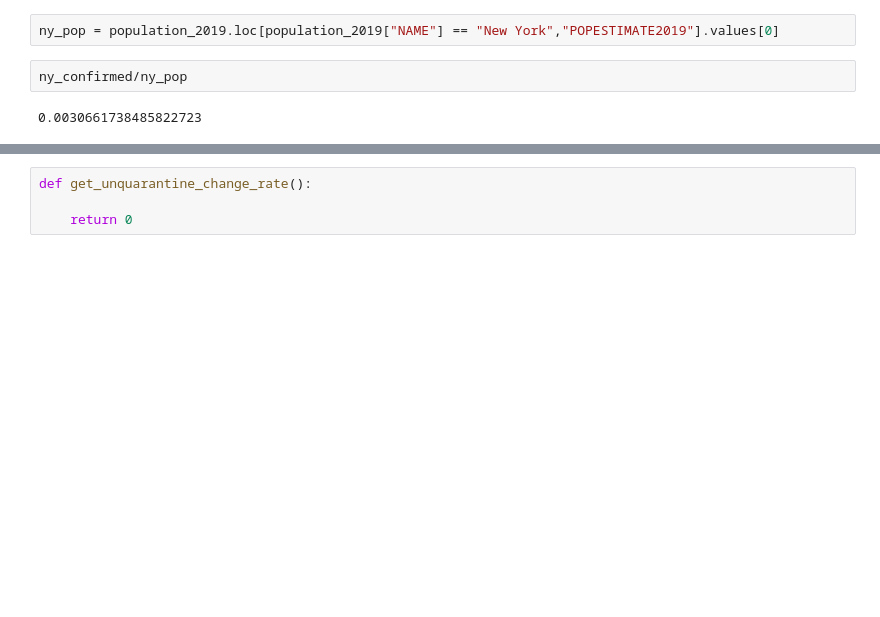
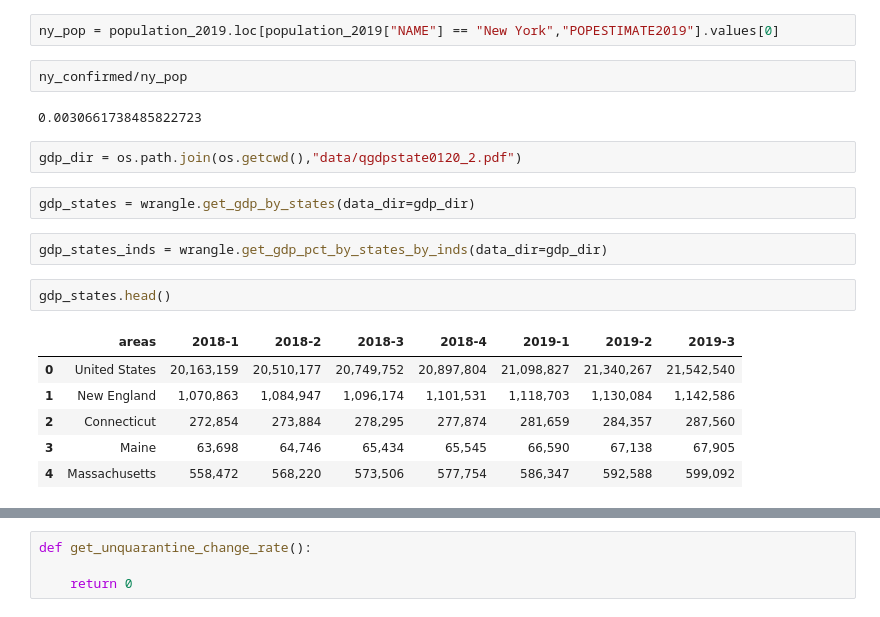
Before and after one commit to xcao38/covid19_analysis, a Jupyter notebook: covid19_analysis.ipynb, the cells around one changed output, grey strips where cells are left out. Drawn from its saved outputs; the diff is of its cells as text; blank space fills up the shorter version.

```diff
--- a/covid19_analysis.ipynb
+++ b/covid19_analysis.ipynb
@@ -65,3 +66,18 @@ ny_pop = population_2019.loc[population_2019["NAME"] == "New York","POPESTIMATE2
 ny_confirmed/ny_pop
 # %% [output]
 0.0030661738485822723
+# %%
+gdp_dir = os.path.join(os.getcwd(),"data/qgdpstate0120_2.pdf")
+# %%
+gdp_states = wrangle.get_gdp_by_states(data_dir=gdp_dir)
+# %%
+gdp_states_inds = wrangle.get_gdp_pct_by_states_by_inds(data_dir=gdp_dir)
+# %%
+gdp_states.head()
+# %% [output]
+|  | areas | 2018-1 | 2018-2 | 2018-3 | 2018-4 | 2019-1 | 2019-2 | 2019-3 |
+| 0 | United States | 20,163,159 | 20,510,177 | 20,749,752 | 20,897,804 | 21,098,827 | 21,340,267 | 21,542,540 |
+| 1 | New England | 1,070,863 | 1,084,947 | 1,096,174 | 1,101,531 | 1,118,703 | 1,130,084 | 1,142,586 |
+| 2 | Connecticut | 272,854 | 273,884 | 278,295 | 277,874 | 281,659 | 284,357 | 287,560 |
+| 3 | Maine | 63,698 | 64,746 | 65,434 | 65,545 | 66,590 | 67,138 | 67,905 |
+| 4 | Massachusetts | 558,472 | 568,220 | 573,506 | 577,754 | 586,347 | 592,588 | 599,092 |
```
Also changed, not shown: parts of 2 cells of this notebook, 2 other files.
